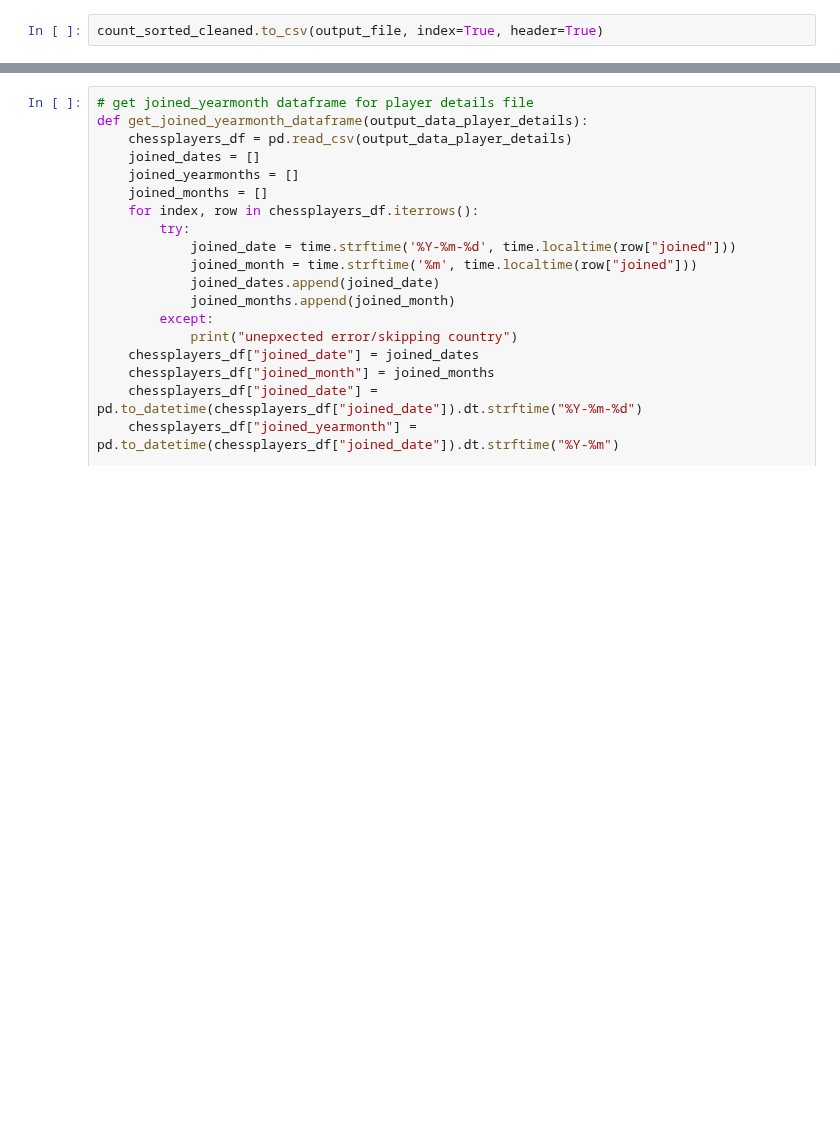
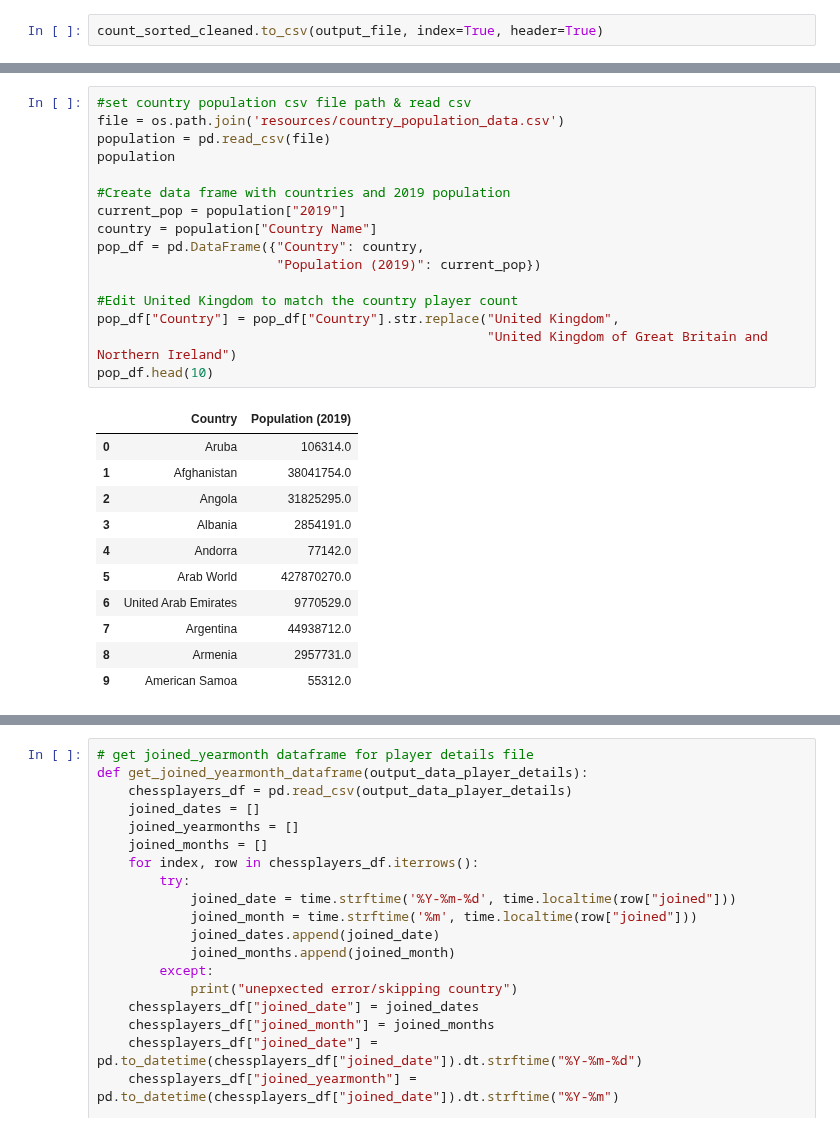
Before and after one commit to melissamonroe/who-plays-chess, a Jupyter notebook: ChessDetailsPy.ipynb, the cells around one changed output, grey strips where cells are left out. Drawn from its saved outputs; the diff is of its cells as text; blank space fills up the shorter version.

```diff
--- a/ChessDetailsPy.ipynb
+++ b/ChessDetailsPy.ipynb
@@ -104,0 +109,28 @@ plt.show()
+# %%
+#set country population csv file path & read csv
+file = os.path.join('resources/country_population_data.csv')
+population = pd.read_csv(file)
+population
+
+#Create data frame with countries and 2019 population
+current_pop = population["2019"]
+country = population["Country Name"]
+pop_df = pd.DataFrame({"Country": country,
+                       "Population (2019)": current_pop})
+
+#Edit United Kingdom to match the country player count
+pop_df["Country"] = pop_df["Country"].str.replace("United Kingdom",
+                                                  "United Kingdom of Great Britain and Northern Ireland")
+pop_df.head(10)
+# %% [output]
+|  | Country | Population (2019) |
+| 0 | Aruba | 106314.0 |
+| 1 | Afghanistan | 38041754.0 |
+| 2 | Angola | 31825295.0 |
+| 3 | Albania | 2854191.0 |
+| 4 | Andorra | 77142.0 |
+| 5 | Arab World | 427870270.0 |
+| 6 | United Arab Emirates | 9770529.0 |
+| 7 | Argentina | 44938712.0 |
+| 8 | Armenia | 2957731.0 |
+| 9 | American Samoa | 55312.0 |
```
Also changed, not shown: parts of 6 cells of this notebook, 4 other files.
